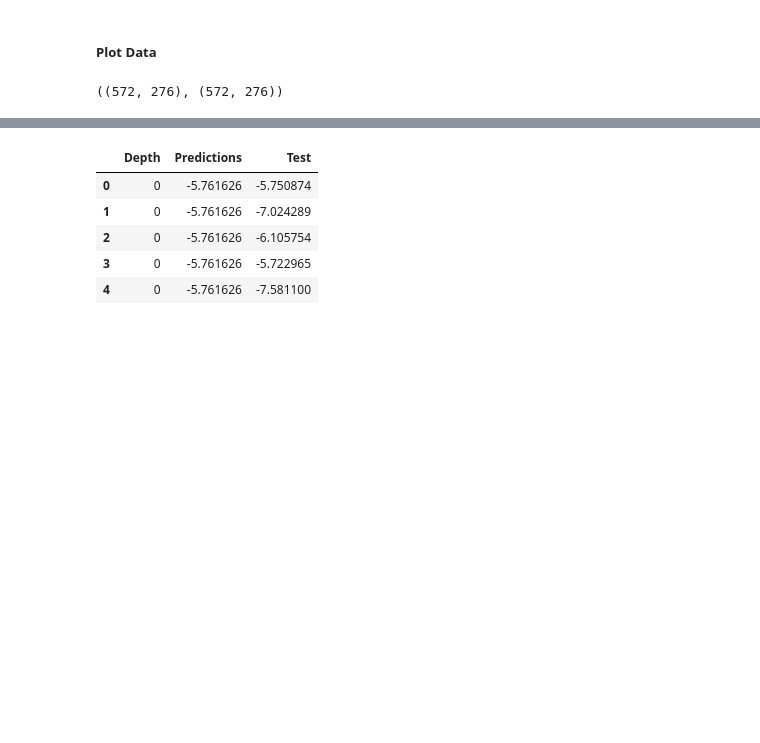
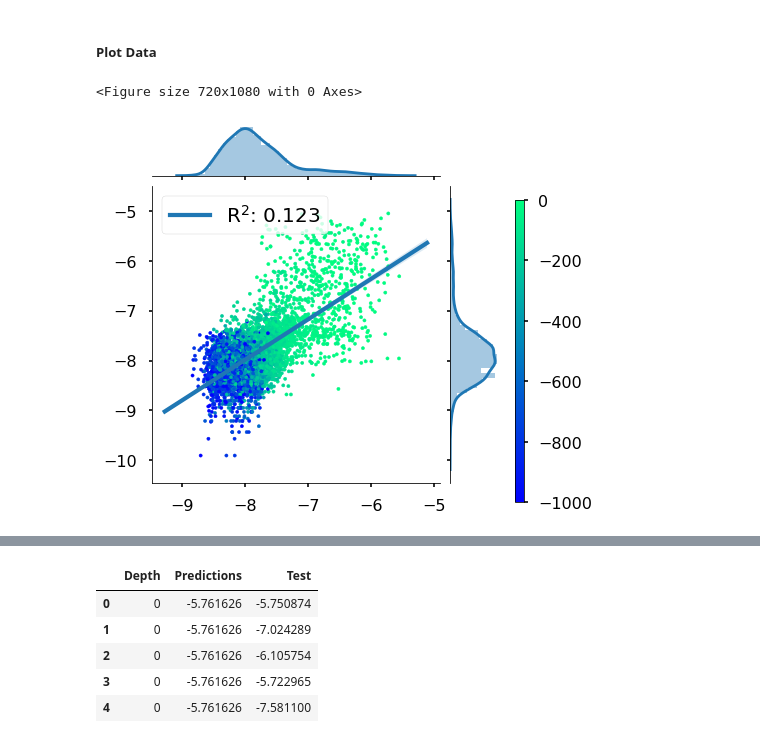
Before and after one commit to IPL-UV/ml4ocean, a Jupyter notebook: notebooks/full_walkthroughs/full_walkthrough_stg.ipynb, the cells around one changed output, grey strips where cells are left out. Saved outputs shown, nothing was run; the diff lists cells and outputs as text; code cells hidden in the pictures; blank space fills up the shorter version.

```diff
--- a/notebooks/full_walkthroughs/full_walkthrough_stg.ipynb
+++ b/notebooks/full_walkthroughs/full_walkthrough_stg.ipynb
@@ -200,0 +201,3 @@ Training time: 24.749 secs.
+# %%
+model = train_mo_rf_model(dataset['Xtrain'], dataset['ytrain'], verbose=0, n_jobs=28, mo_jobs=1)
+model_name = 'mo_rf'
@@ -309,0 +311,14 @@ ypred = model.predict(dataset['Xvalid'])
+# %%
+def plot_scatter(df, plot_config):
+
+    import seaborn as sns
+
+    plt.figure(figsize=(10,10))
+    g = sns.jointplot(x="Predictions", y="Test", data=df, kind='reg', scatter=False)
+    pts = g.ax_joint.scatter(x='Predictions', y='Test', c='n_cycle', data=df, cmap='winter', s=10)
+    plt.colorbar(pts)
+    plt.tight_layout()
+    plt.legend([fr'R$^2$: {plot_config['r2']:.3f}'], fontsize=20)
+    plt.savefig(SAVE_PATH + f'stg_{plot_config["data"]}_m{plot_config["model_name"]}_f{plot_config["float_name"]}_time' + '.png')
+    plt.show()
+    pass
@@ -335,0 +329,13 @@ Warnings:
+# %%
+predictions = pd.DataFrame(ypred, columns=get_depth_labels())
+validations = pd.DataFrame(dataset['yvalid'].values, columns=get_depth_labels())
+
+# create time series
+predictions = pd.melt(
+    predictions, var_name="Depth", value_name="Predictions"
+)
+validations = pd.melt(validations, var_name="Depth", value_name="Labels")
+
+y_scatter = pd.merge(predictions, validations)
+
+y_scatter.head()
@@ -336,6 +349,18 @@ Warnings:
 # %% [markdown]
 ##### Plot Data
-# %%
-dataset['yvalid'].shape, ypred.shape
-# %% [output]
-((572, 276), (572, 276))
+# %%
+plot_config = dict()
+
+plot_config['region'] = DataParams.region
+plot_config['model'] = model_name
+plot_config['float'] = 'test'
+
+# y_val_scat = get_scatter_validation(ypred, plot_config)
+
+plot_config['r2'] = r2_score(y_scatter['Predictions'], y_scatter['Labels'])
+
+
+plot_scatter(y_scatter.sample(5_000), plot_config)
+# %% [output]
+<Figure size 720x1080 with 0 Axes>
+[figure, added]
```
Also changed, not shown: parts of 38 cells of this notebook, 6 other files.
